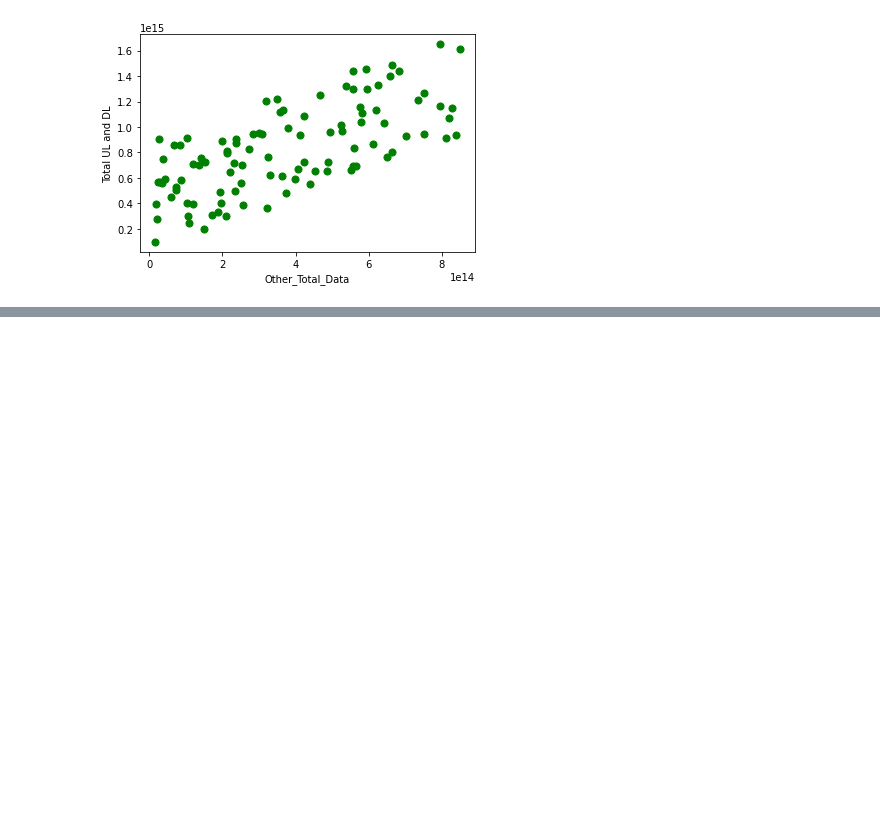
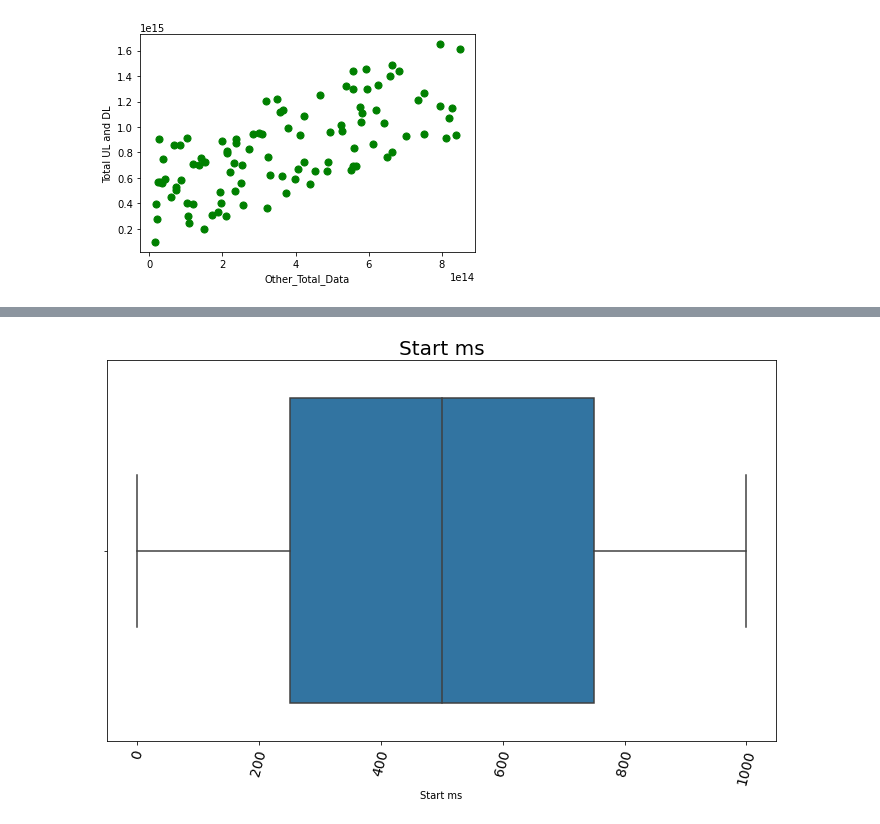
Before and after one commit to Abel-Blue/telecom-user-analytics, a Jupyter notebook: notebooks/data_exploration.ipynb, the cells around one changed output, grey strips where cells are left out. Cells and saved outputs as stored; diff of their text form; code cells hidden in the pictures; blank space fills up the shorter version.

```diff
--- a/notebooks/data_exploration.ipynb
+++ b/notebooks/data_exploration.ipynb
@@ -330,0 +345,4 @@ df[df['Other_Total_Data'] > 1.729234e+06].sample(100).plot.scatter(x='Other_Tota
+# %%
+exploration.plot_box(df,'Start ms' ,'Start ms')
+# %% [output]
+[figure, added]
```
Also changed, not shown: parts of 28 cells of this notebook.
